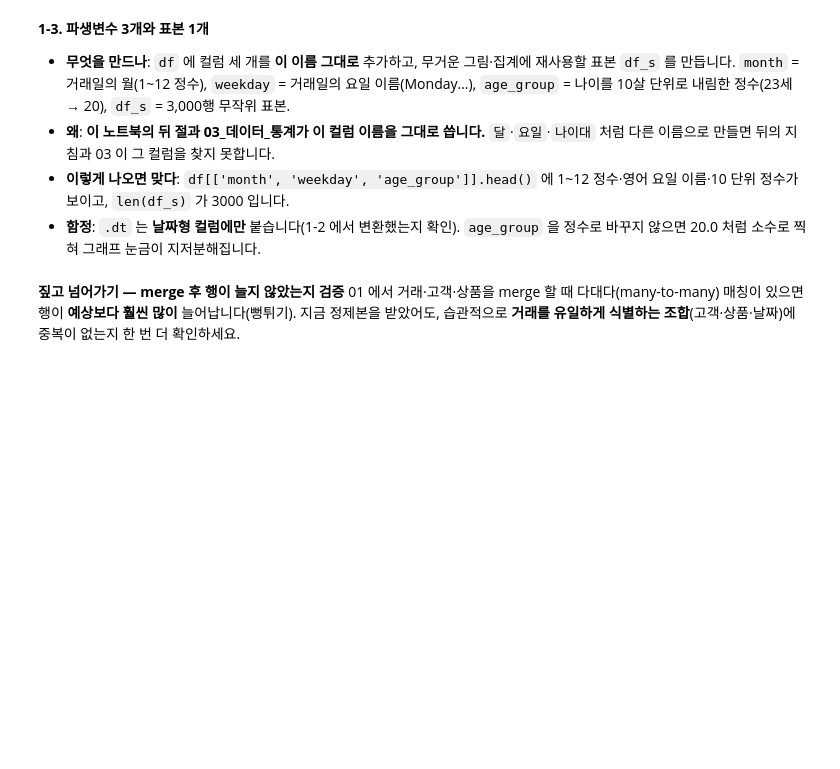
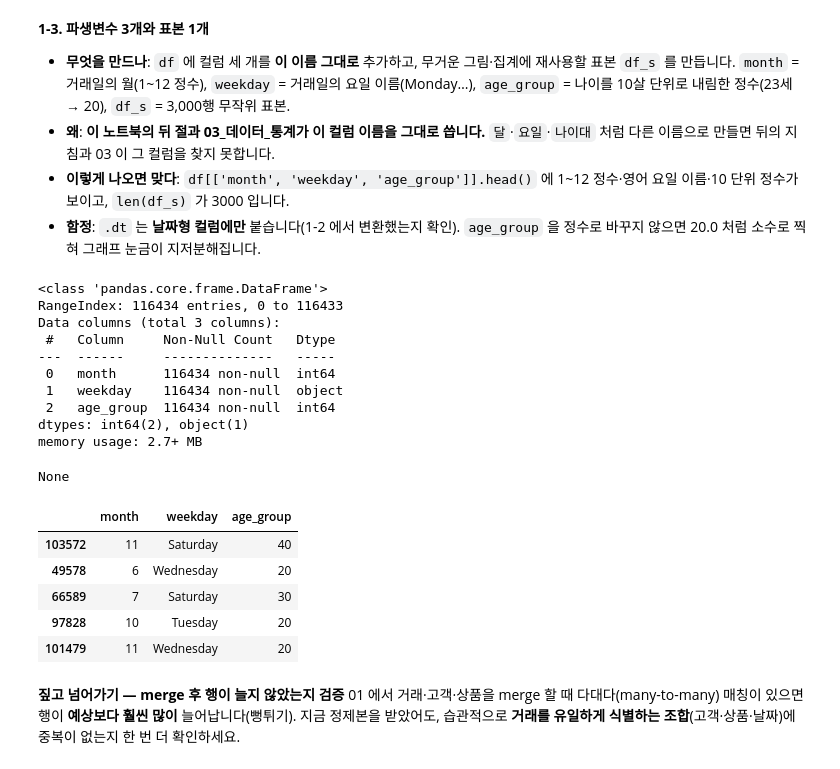
Before and after one commit to seventy4-git/hm-analysis, a Jupyter notebook: 02_데이터_EDA.ipynb, the cells around one changed output. Cells and saved outputs as stored; diff of their text form; code cells hidden in the pictures; blank space fills up the shorter version.

```diff
--- a/02_데이터_EDA.ipynb
+++ b/02_데이터_EDA.ipynb
@@ -79,11 +145,32 @@
 # %%
 # ── 쓸 도구 ─────────────────────────────────────────
 #   월·요일: 날짜형 컬럼의 .dt 접근자 — .dt.month, .dt.day_name().
 #   연령대: 정수 나눗셈으로 10 단위로 내린 뒤(나이 // 10 * 10 꼴) .astype(int) 로 정수화.
 #   표본: df.sample(n=…, random_state=42) — random_state 를 고정해야 매번 같은 표본이 나와
 #     결과를 비교할 수 있습니다.
 
 # 여기에 코드를 작성하세요
+display(df[['month', 'weekday', 'age_group']].info())
+df_s = df.sample(n=3000, random_state=42)
+display(df_s[['month','weekday', 'age_group']].head())
+# %% [output]
+<class 'pandas.core.frame.DataFrame'>
+RangeIndex: 116434 entries, 0 to 116433
+Data columns (total 3 columns):
+ #   Column     Non-Null Count   Dtype
+---  ------     --------------   -----
+ 0   month      116434 non-null  int64
+ 1   weekday    116434 non-null  object
+ 2   age_group  116434 non-null  int64
+dtypes: int64(2), object(1)
+memory usage: 2.7+ MB
+None
+|  | month | weekday | age_group |
+| 103572 | 11 | Saturday | 40 |
+| 49578 | 6 | Wednesday | 20 |
+| 66589 | 7 | Saturday | 30 |
+| 97828 | 10 | Tuesday | 20 |
+| 101479 | 11 | Wednesday | 20 |
 # %% [markdown]
 **짚고 넘어가기 — merge 후 행이 늘지 않았는지 검증**
 01 에서 거래·고객·상품을 merge 할 때 다대다(many-to-many) 매칭이 있으면 행이 **예상보다 훨씬 많이** 늘어납니다(뻥튀기). 지금 정제본을 받았어도, 습관적으로 **거래를 유일하게 식별하는 조합**(고객·상품·날짜)에 중복이 없는지 한 번 더 확인하세요.
```
Also changed, not shown: parts of 6 cells of this notebook, 1 other file.
